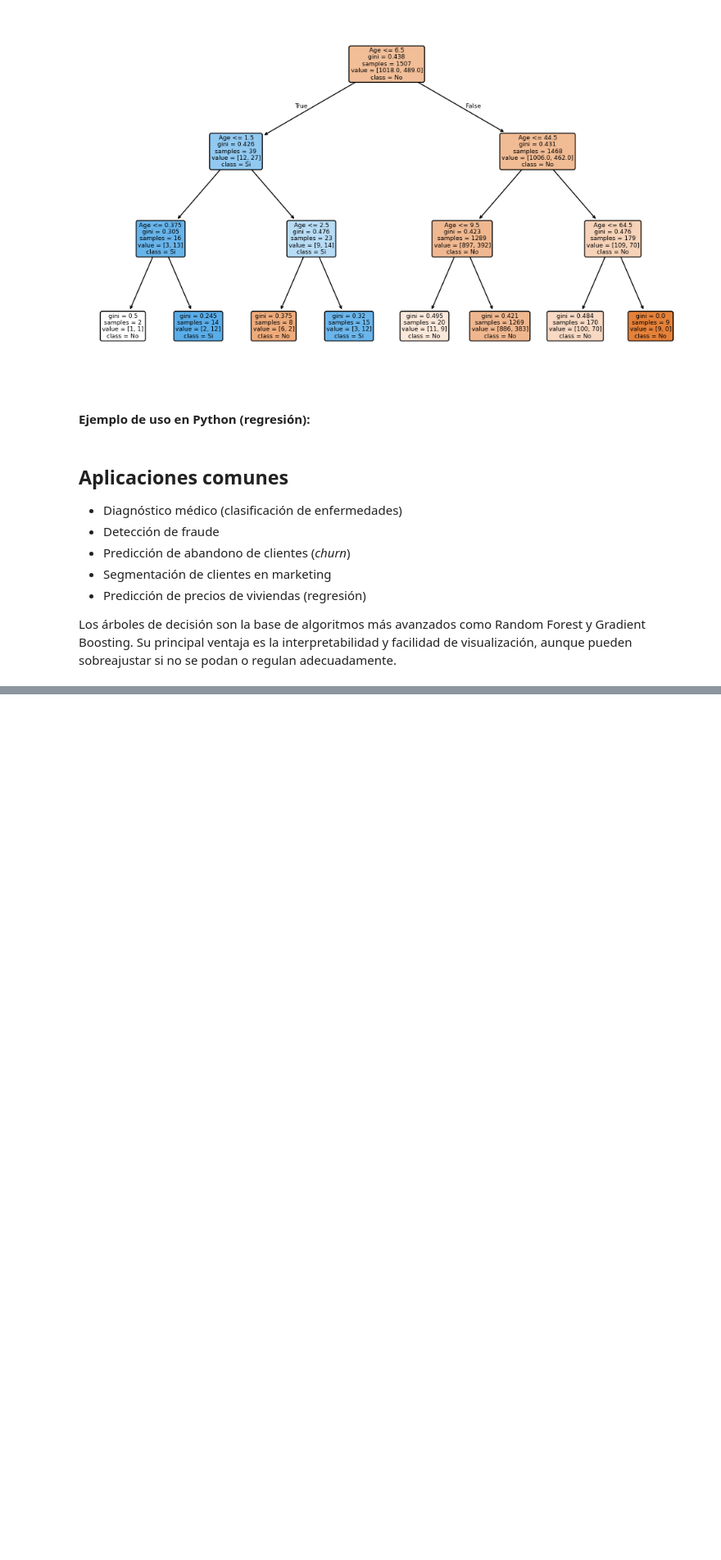
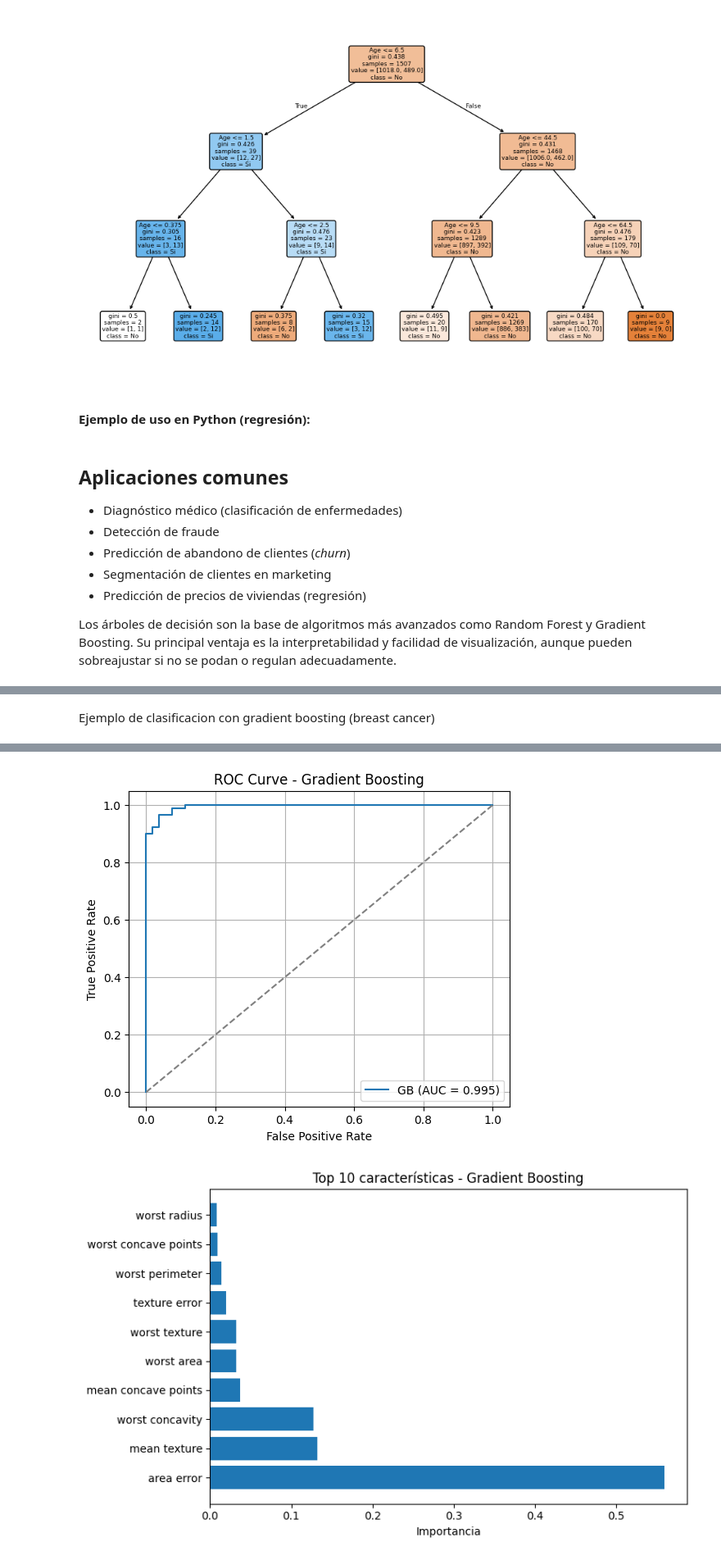
Before and after one commit to paranedagarcia/Cienciadedatos, a Jupyter notebook: 6.Aprendizaje supervisado/Arboles.ipynb, the cells around one changed output, grey strips where cells are left out. Shown at 82% size. Drawn from its saved outputs; the diff is of its cells as text; code cells hidden in the pictures; blank space fills up the shorter version.

```diff
--- a/6.Aprendizaje supervisado/Arboles.ipynb
+++ b/6.Aprendizaje supervisado/Arboles.ipynb
@@ -209,0 +444,74 @@ Los árboles de decisión son la base de algoritmos más avanzados como Random F
+# %% [markdown]
+Ejemplo de clasificacion con gradient boosting (breast cancer)
+# %%
+from sklearn.datasets import load_breast_cancer
+from sklearn.ensemble import GradientBoostingClassifier
+from sklearn.preprocessing import StandardScaler
+from sklearn.model_selection import train_test_split
+from sklearn.metrics import accuracy_score, classification_report, confusion_matrix, roc_auc_score, roc_curve
+import numpy as np
+import pandas as pd
+
+# Gradient Boosting (clasificación) con un dataset clásico: Breast Cancer
+import matplotlib.pyplot as plt
+
+# Cargar datos
+data = load_breast_cancer()
+X_bc = data.data
+y_bc = data.target
+feature_names = data.feature_names
+
+# División train/test
+X_train_bc, X_test_bc, y_train_bc, y_test_bc = train_test_split(
+    X_bc, y_bc, test_size=0.25, random_state=42, stratify=y_bc
+)
+
+# Escalado (opcional pero recomendado para muchos modelos)
+scaler = StandardScaler()
+X_train_s = scaler.fit_transform(X_train_bc)
+X_test_s = scaler.transform(X_test_bc)
+
+# Entrenar el modelo Gradient Boosting (clasificador)
+gb_clf = GradientBoostingClassifier(
+    n_estimators=200,
+    learning_rate=0.1,
+    max_depth=3,
+    random_state=42
+)
+gb_clf.fit(X_train_s, y_train_bc)
+
+# Predicciones y evaluación
+y_pred = gb_clf.predict(X_test_s)
+y_proba = gb_clf.predict_proba(X_test_s)[:, 1]
+
+print("Accuracy:", round(accuracy_score(y_test_bc, y_pred), 4))
+print("ROC AUC:", round(roc_auc_score(y_test_bc, y_proba), 4))
+print("\nClassification Report:\n", classification_report(y_test_bc, y_pred))
+print("Confusion Matrix:\n", confusion_matrix(y_test_bc, y_pred))
+
+# Curva ROC
+fpr, tpr, _ = roc_curve(y_test_bc, y_proba)
+plt.figure(figsize=(6,5))
+plt.plot(fpr, tpr, label=f'GB (AUC = {roc_auc_score(y_test_bc, y_proba):.3f})')
+plt.plot([0,1], [0,1], '--', color='gray')
+plt.xlabel('False Positive Rate')
+plt.ylabel('True Positive Rate')
+plt.title('ROC Curve - Gradient Boosting')
+plt.legend()
+plt.grid(True)
+plt.show()
+
+# Importancias de características (top 10)
+importances = gb_clf.feature_importances_
+idxs = np.argsort(importances)[::-1][:10]
+top_feats = feature_names[idxs]
+top_vals = importances[idxs]
+
+plt.figure(figsize=(8,5))
+plt.barh(np.arange(len(top_feats))[::-1], top_vals[::-1], align='center')
+plt.yticks(np.arange(len(top_feats)), top_feats[::-1])
+plt.xlabel('Importancia')
+plt.title('Top 10 características - Gradient Boosting')
+plt.tight_layout()
+plt.show()
+# %% [output]
@@ -209,0 +534,2 @@ Los árboles de decisión son la base de algoritmos más avanzados como Random F
+[figure, added]
+[figure, added]
```
Also changed, not shown: parts of 15 cells of this notebook.
